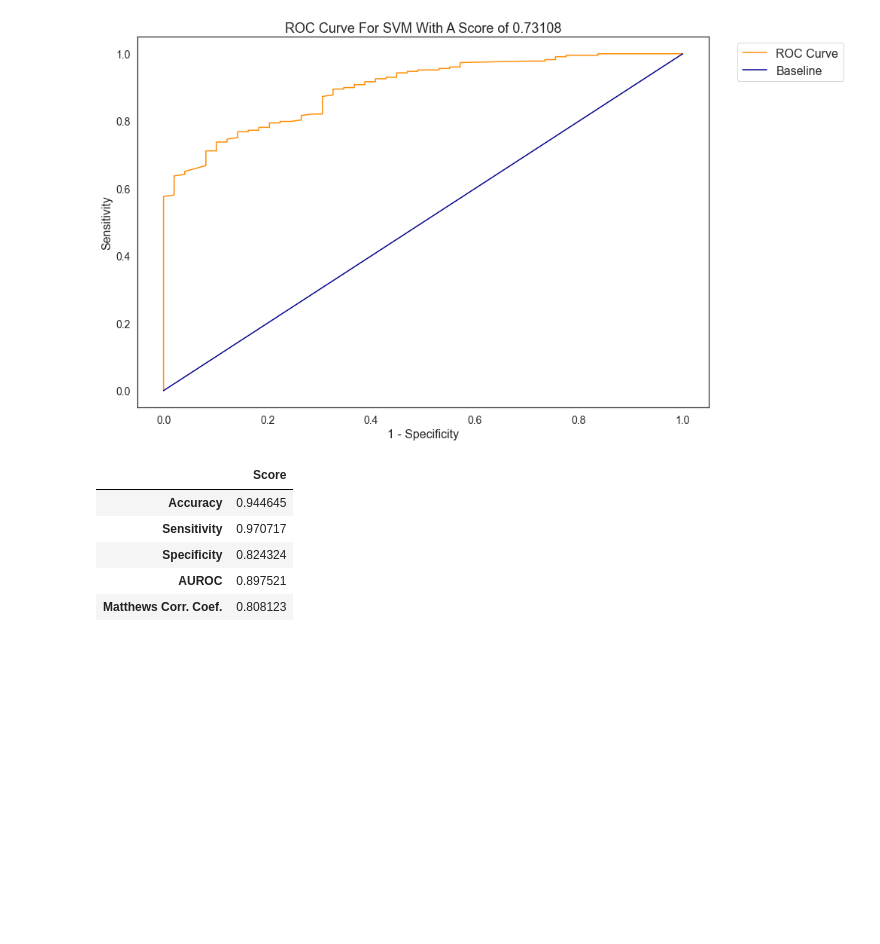
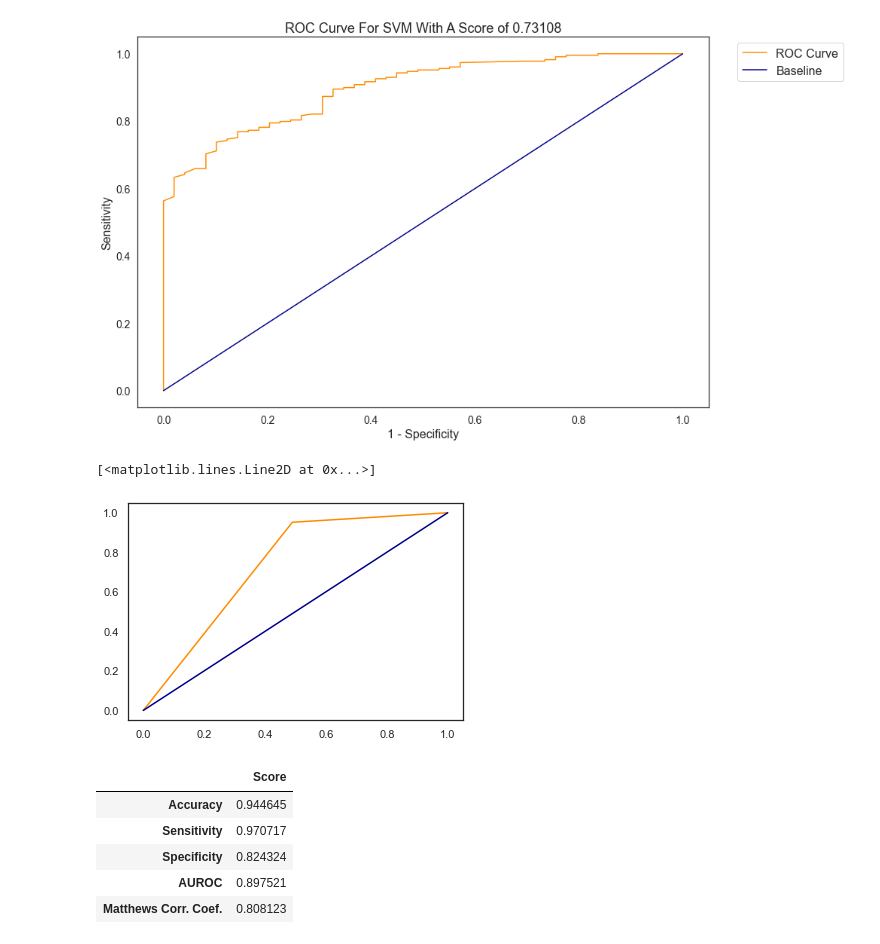
Before and after one commit to vivianyiny/eczema, a Jupyter notebook: Preprocessing & Modeling_tuning.ipynb, the cells around one changed output. Saved outputs shown, nothing was run; the diff lists cells and outputs as text; code cells hidden in the pictures; blank space fills up the shorter version.

```diff
--- a/Preprocessing & Modeling_tuning.ipynb
+++ b/Preprocessing & Modeling_tuning.ipynb
@@ -350,6 +358,13 @@ graphs.roc_curve(model_prob  = tvec_svc_gs,
                  dim         = (14,8))
 # %% [output]
 [figure]
+# %%
+fprs,tprs,thresholds = roc_curve(y_test, tvec_svc_preds)
+plt.plot(fprs,tprs,color='darkorange')
+plt.plot([0,1],[0,1],color='darkblue')
+# %% [output]
+[<matplotlib.lines.Line2D at 0x...>]
+[figure, added]
 # %%
 # Training metrics
 
```
Also changed, not shown: parts of 2 cells of this notebook.
